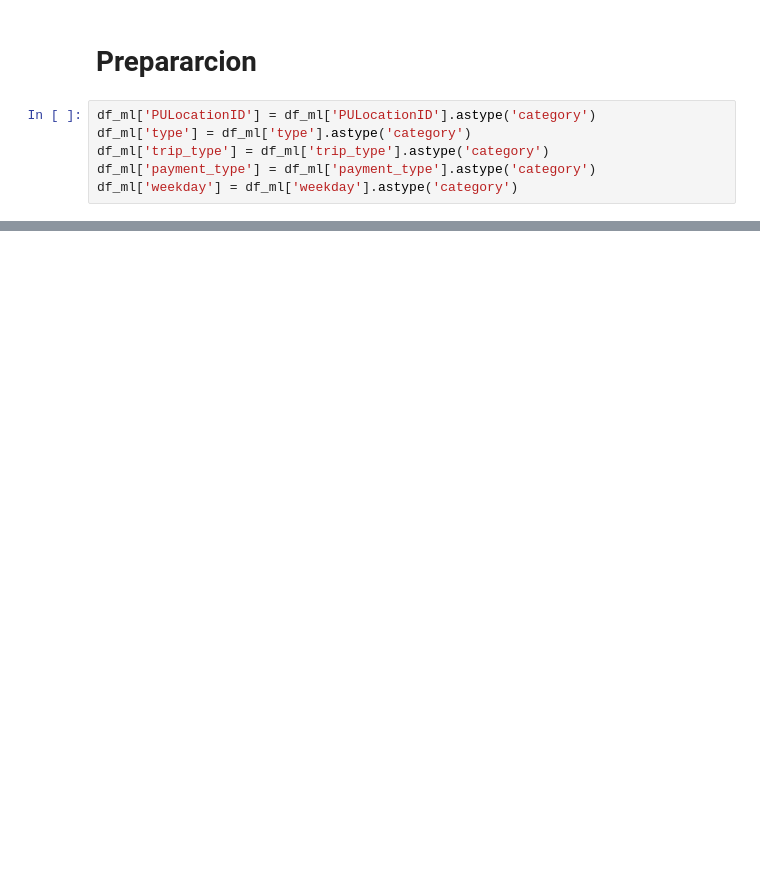
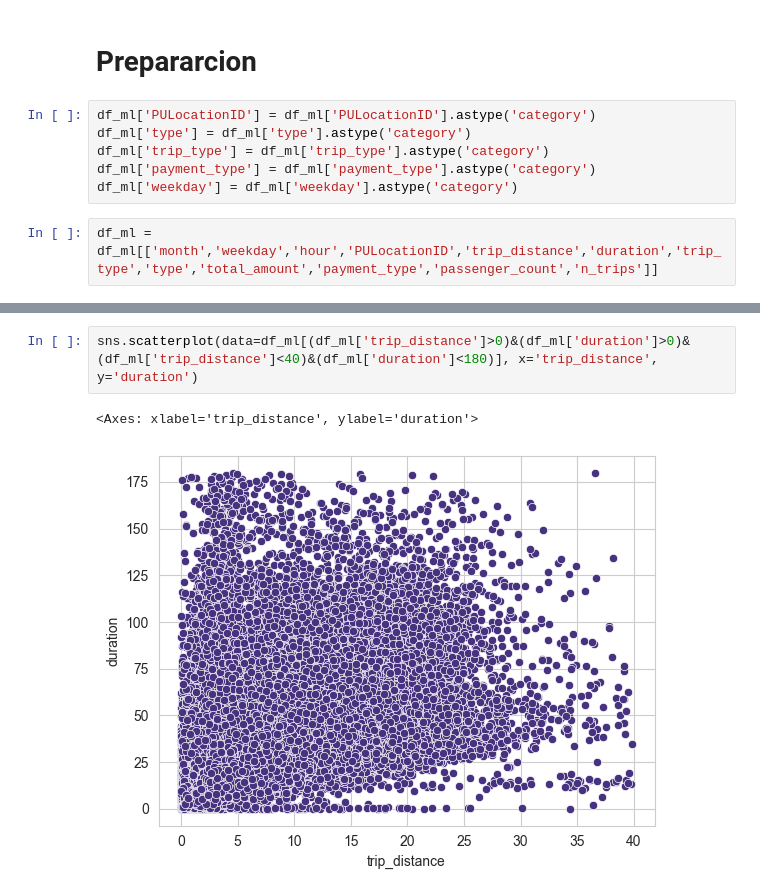
Before and after one commit to carocardenas0699/Bootcamp, a Jupyter notebook: PF/Creacion _tablas_ML.ipynb, the cells around one changed output, grey strips where cells are left out. Cells and saved outputs as stored; diff of their text form; blank space fills up the shorter version.

```diff
--- a/PF/Creacion _tablas_ML.ipynb
+++ b/PF/Creacion _tablas_ML.ipynb
@@ -260,3 +238,5 @@ df_ml['type'] = df_ml['type'].astype('category')
 df_ml['trip_type'] = df_ml['trip_type'].astype('category')
 df_ml['payment_type'] = df_ml['payment_type'].astype('category')
 df_ml['weekday'] = df_ml['weekday'].astype('category')
+# %%
+df_ml = df_ml[['month','weekday','hour','PULocationID','trip_distance','duration','trip_type','type','total_amount','payment_type','passenger_count','n_trips']]
@@ -262,0 +281,5 @@ df_ml['weekday'] = df_ml['weekday'].astype('category')
+# %%
+sns.scatterplot(data=df_ml[(df_ml['trip_distance']>0)&(df_ml['duration']>0)&(df_ml['trip_distance']<40)&(df_ml['duration']<180)], x='trip_distance', y='duration')
+# %% [output]
+<Axes: xlabel='trip_distance', ylabel='duration'>
+[figure, added]
```
Also changed, not shown: parts of 6 cells of this notebook, 1 other file.
